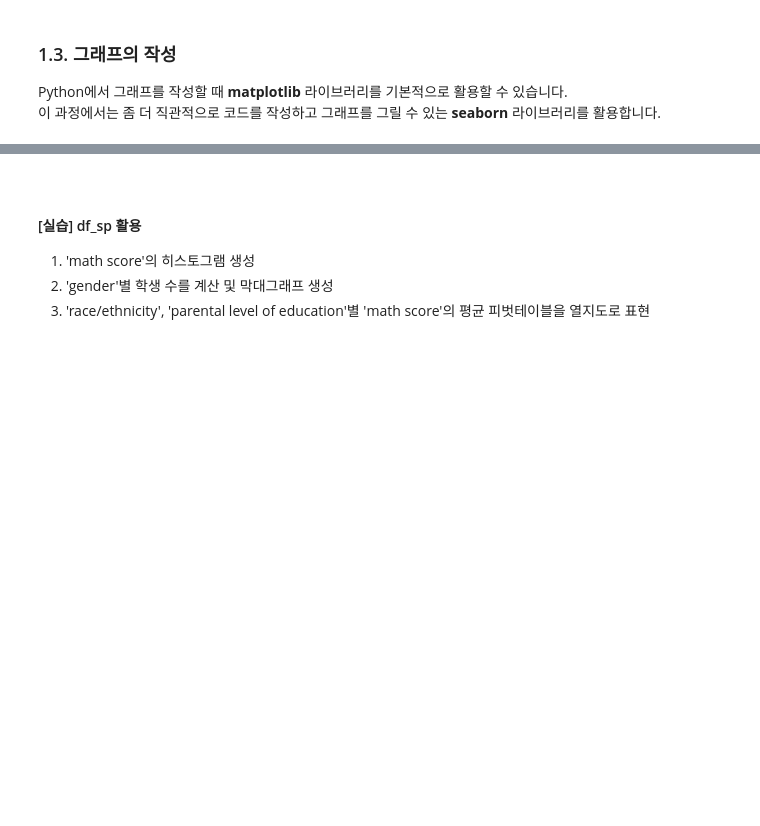
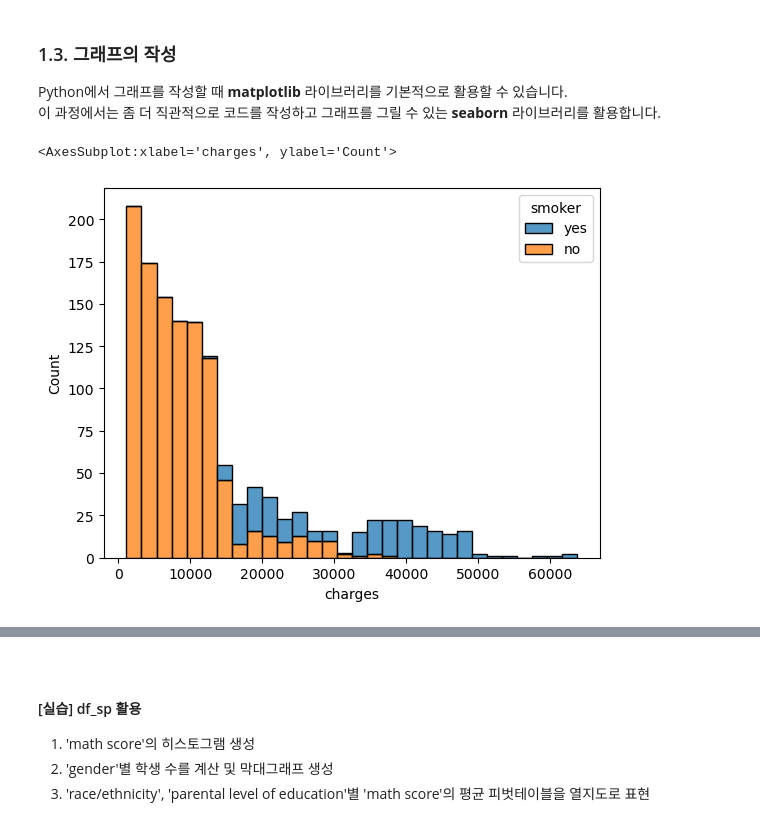
Before and after one commit to wseokyang/python_data_preprocess, a Jupyter notebook: Python실습/05_간단한 데이터 집계와 시각화.ipynb, the cells around one changed output, grey strips where cells are left out. Cells and saved outputs as stored; diff of their text form; code cells hidden in the pictures; blank space fills up the shorter version.

```diff
--- a/Python실습/05_간단한 데이터 집계와 시각화.ipynb
+++ b/Python실습/05_간단한 데이터 집계와 시각화.ipynb
@@ -99,8 +198,11 @@ Python에서 그래프를 작성할 때 **matplotlib** 라이브러리를 기본
 import seaborn as sns
 # %%
 # 히스토그램 작성
-sns.histplot(data=df_ins,
+sns.histplot(data=df_ins, hue='smoker', multiple="stack",
              x='charges')
+# %% [output]
+<AxesSubplot:xlabel='charges', ylabel='Count'>
+[figure, added]
 # %%
 # 막대그래프 작성
 sns.countplot(data=df_ins,
```
Also changed, not shown: parts of 25 cells of this notebook, 1 other file.
